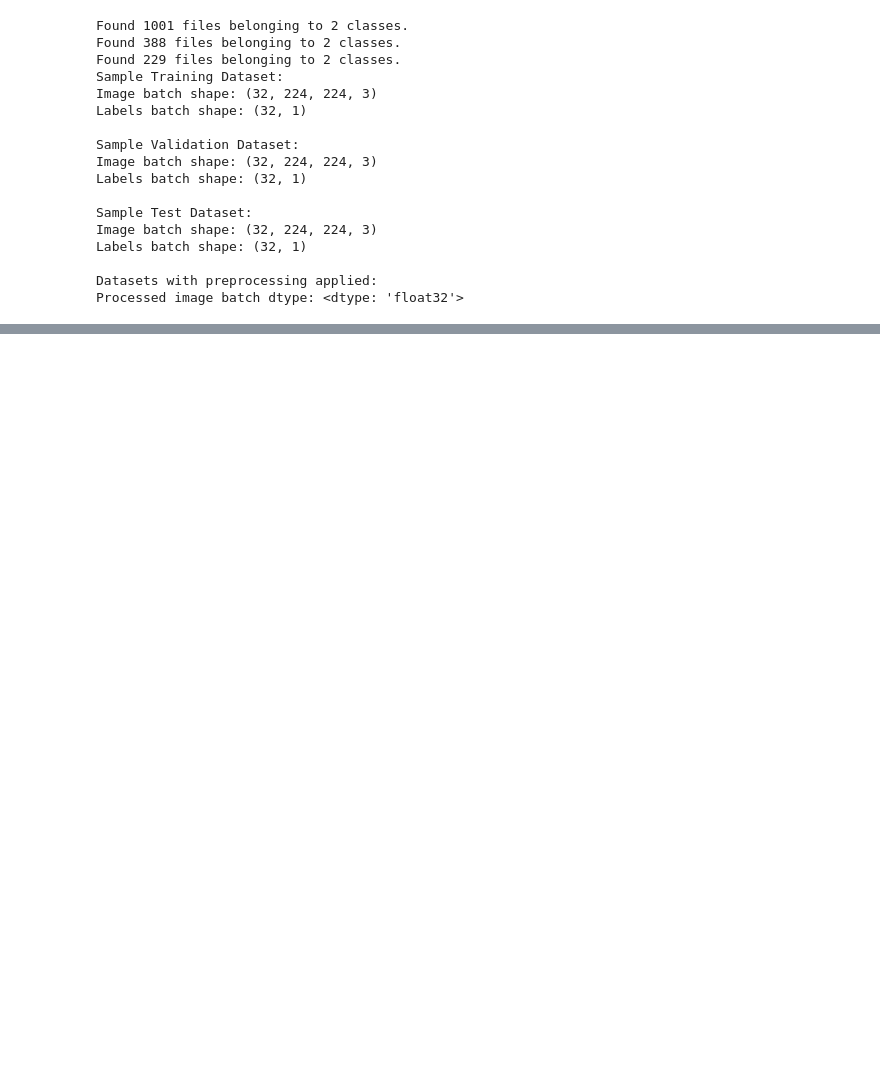
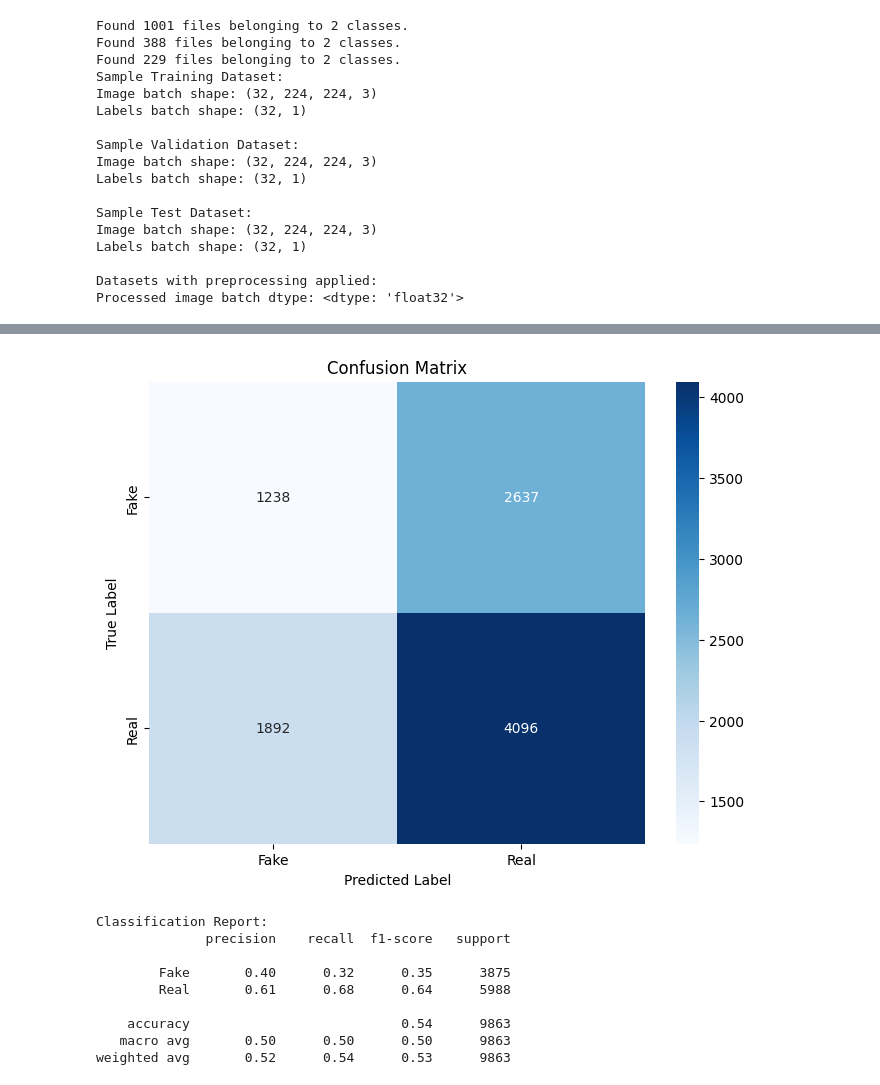
Before and after one commit to AbhishekPrabhu0914/davisHacks, a Jupyter notebook: backend/test.ipynb, the cells around one changed output, grey strips where cells are left out. Saved outputs shown, nothing was run; the diff lists cells and outputs as text; code cells hidden in the pictures; blank space fills up the shorter version.

Commit message:
Larger Data Model

```diff
--- a/backend/test.ipynb
+++ b/backend/test.ipynb
@@ -524,0 +567,12 @@ Epoch 10/10
+# %%
+epochs = 5
+
+history = largemodel.fit(
+    sample_train,
+    epochs=epochs,
+    validation_data=sample_valid
+)
+
+loss, accuracy = largemodel.evaluate(sample_test)
+print(f"Test Loss (Large Model): {loss:.4f}")
+print(f"Test Accuracy (Large Model): {accuracy:.4f}")
@@ -524,0 +593,29 @@ Epoch 10/10
+# %%
+import numpy as np
+import matplotlib.pyplot as plt
+import seaborn as sns
+from sklearn.metrics import confusion_matrix, classification_report
+
+
+predictions = largemodel.predict(sample_test)
+predicted_classes = np.round(predictions).flatten()
+
+
+true_labels = np.concatenate([y.numpy() for _, y in sample_test])
+
+
+cm = confusion_matrix(true_labels, predicted_classes)
+
+
+plt.figure(figsize=(8, 6))
+sns.heatmap(cm, annot=True, fmt='d', cmap='Blues',
+            xticklabels=['Fake', 'Real'], yticklabels=['Fake', 'Real'])
+plt.xlabel('Predicted Label')
+plt.ylabel('True Label')
+plt.title('Confusion Matrix')
+plt.show()
+
+
+print("\nClassification Report:")
+print(classification_report(true_labels, predicted_classes, target_names=['Fake', 'Real']))
+# %% [output]
@@ -524,0 +623,10 @@ Epoch 10/10
+[figure, added]
+Classification Report:
+              precision    recall  f1-score   support
+
+        Fake       0.40      0.32      0.35      3875
+        Real       0.61      0.68      0.64      5988
+
+    accuracy                           0.54      9863
+   macro avg       0.50      0.50      0.50      9863
+weighted avg       0.52      0.54      0.53      9863
```
Also changed, not shown: parts of 18 cells of this notebook.
